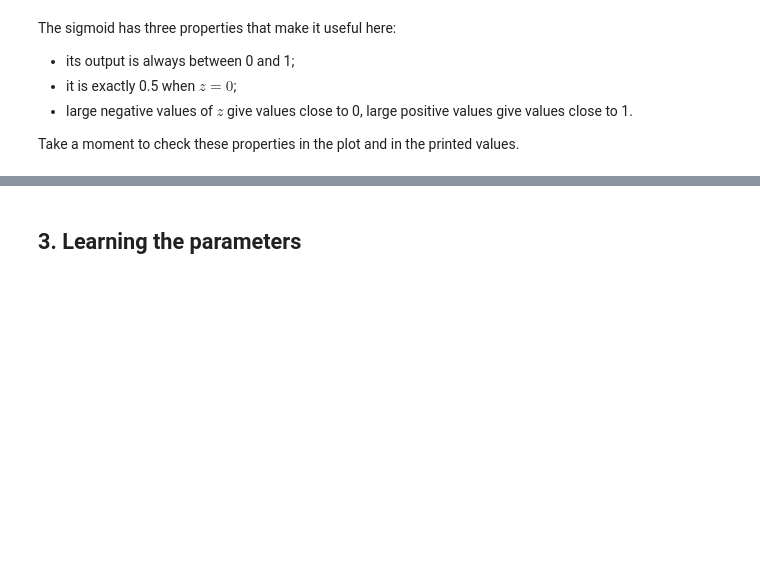
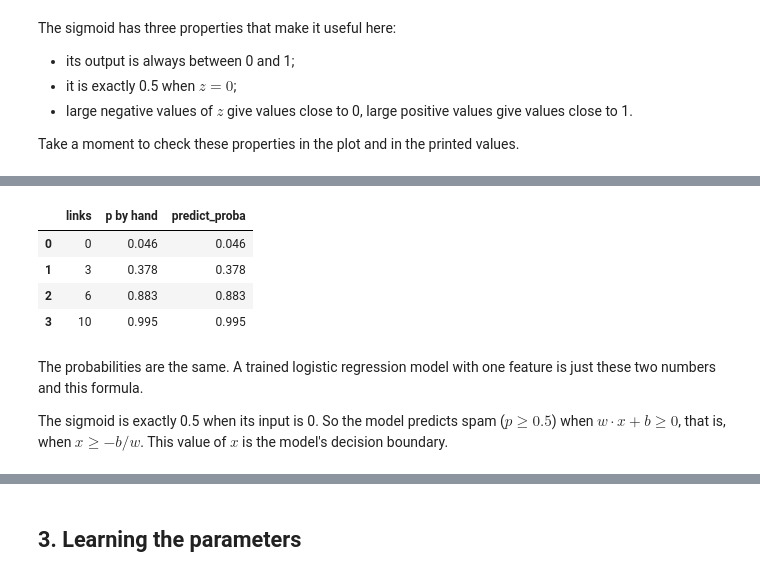
Before and after one commit to BredaUniversityADSAI/introduction-to-ml, a Jupyter notebook: self-study/_013_logistic_regression.ipynb, the cells around one changed output, grey strips where cells are left out. Drawn from its saved outputs; the diff is of its cells as text; code cells hidden in the pictures; blank space fills up the shorter version.

```diff
--- a/self-study/_013_logistic_regression.ipynb
+++ b/self-study/_013_logistic_regression.ipynb
@@ -181,0 +196,19 @@ plt.legend()
+# %%
+w = model.coef_[0, 0]
+b = model.intercept_[0]
+
+pd.DataFrame({
+    'links': new_emails[:, 0],
+    'p by hand': predict_proba_by_hand(new_emails[:, 0], w, b).round(3),
+    'predict_proba': model.predict_proba(new_emails)[:, 1].round(3),
+})
+# %% [output]
+|  | links | p by hand | predict_proba |
+| 0 | 0 | 0.046 | 0.046 |
+| 1 | 3 | 0.378 | 0.378 |
+| 2 | 6 | 0.883 | 0.883 |
+| 3 | 10 | 0.995 | 0.995 |
+# %% [markdown]
+The probabilities are the same. A trained logistic regression model with one feature is just these two numbers and this formula.
+
+The sigmoid is exactly 0.5 when its input is 0. So the model predicts spam ($p \geq 0.5$) when $w \cdot x + b \geq 0$, that is, when $x \geq -b / w$. This value of $x$ is the model's decision boundary.
```
Also changed, not shown: parts of 48 cells of this notebook, 2 other files.
